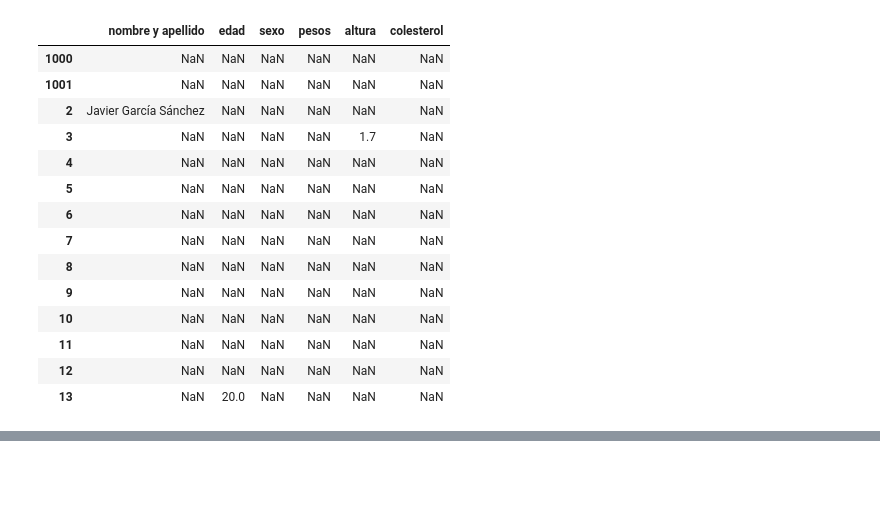
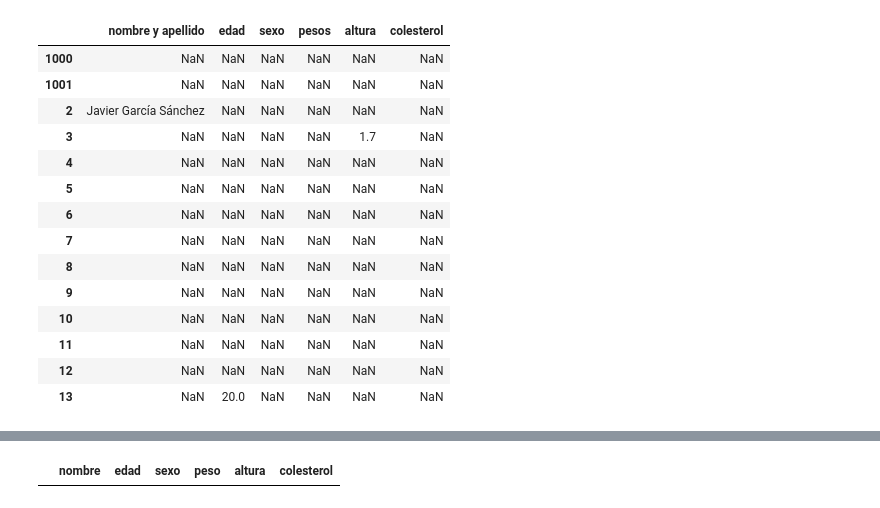
Before and after one commit to mjatoledo/MyDataScienceBasics, a Jupyter notebook: pandas/pandas1.ipynb, the cells around one changed output, grey strips where cells are left out. Drawn from its saved outputs; the diff is of its cells as text; code cells hidden in the pictures; blank space fills up the shorter version.

```diff
--- a/pandas/pandas1.ipynb
+++ b/pandas/pandas1.ipynb
@@ -442,3 +482,7 @@ dfcol[mask]
 | 11 | NaN | NaN | NaN | NaN | NaN | NaN |
 | 12 | NaN | NaN | NaN | NaN | NaN | NaN |
 | 13 | NaN | NaN | NaN | NaN | NaN | NaN |
+# %%
+dfcol[mask].dropna() #elimina las filas que tienen NaN
+# %% [output]
+|  | nombre | edad | sexo | peso | altura | colesterol |
```
Also changed, not shown: parts of 6 cells of this notebook.
